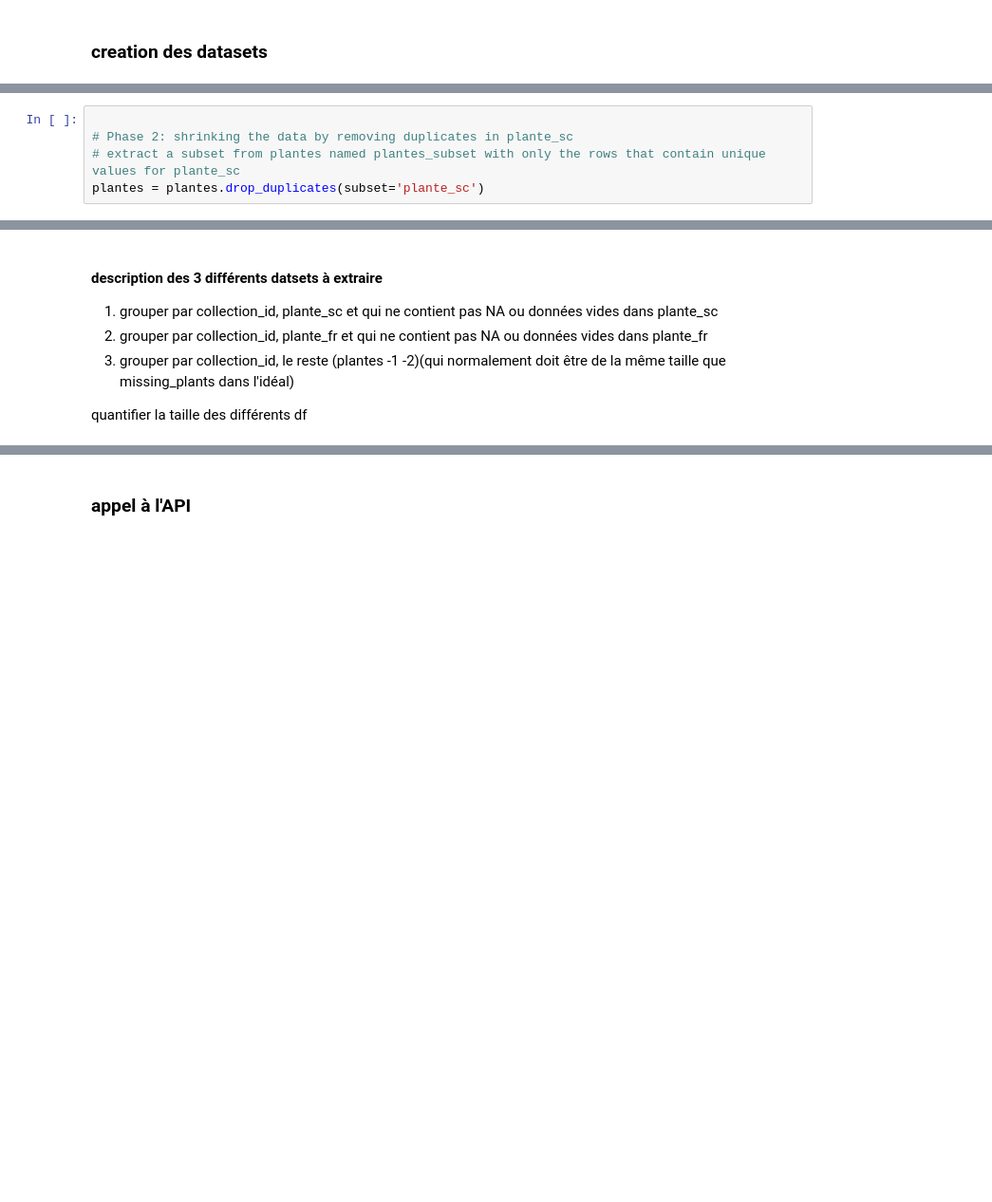
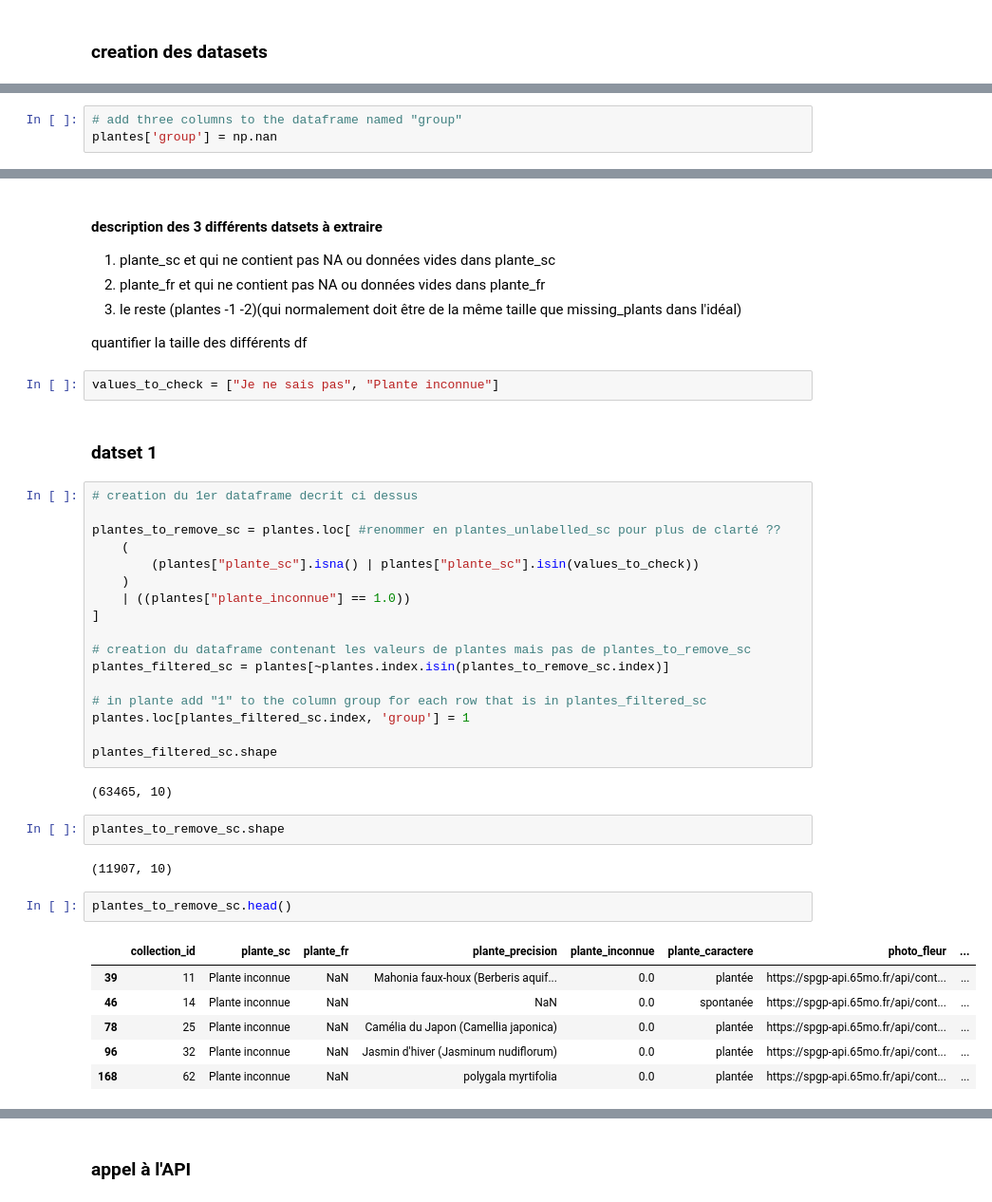
Before and after one commit to juldpnt/fil-rouge-pollinisateurs, a Jupyter notebook: notebooks/plantnet_poc.ipynb, the cells around one changed output, grey strips where cells are left out. Shown at 95% size. Drawn from its saved outputs; the diff is of its cells as text; blank space fills up the shorter version.

Commit message:
plantes poc wip

```diff
--- a/notebooks/plantnet_poc.ipynb
+++ b/notebooks/plantnet_poc.ipynb
@@ -169,5 +165,3 @@ plantes = plantes.drop_duplicates(subset='collection_id', keep='first')
-# %%
-
-# Phase 2: shrinking the data by removing duplicates in plante_sc
-# extract a subset from plantes named plantes_subset with only the rows that contain unique values for plante_sc
-plantes = plantes.drop_duplicates(subset='plante_sc')
+# %%
+# add three columns to the dataframe named "group"
+plantes['group'] = np.nan
@@ -174,8 +172,44 @@ plantes = plantes.drop_duplicates(subset='plante_sc')
 # %% [markdown]
 #### description des 3 différents datsets à extraire
 
-1. grouper par collection_id, plante_sc et qui ne contient pas NA ou données vides dans plante_sc
-2. grouper par collection_id, plante_fr et qui ne contient pas NA ou données vides dans plante_fr
-3. grouper par collection_id, le reste (plantes -1 -2)(qui normalement doit être de la même taille que missing_plants dans l'idéal)
+1. plante_sc et qui ne contient pas NA ou données vides dans plante_sc
+2. plante_fr et qui ne contient pas NA ou données vides dans plante_fr
+3. le reste (plantes -1 -2)(qui normalement doit être de la même taille que missing_plants dans l'idéal)
 
 quantifier la taille des différents df
+# %%
+values_to_check = ["Je ne sais pas", "Plante inconnue"]
+# %% [markdown]
+### datset 1
+# %%
+# creation du 1er dataframe decrit ci dessus
+
+plantes_to_remove_sc = plantes.loc[ #renommer en plantes_unlabelled_sc pour plus de clarté ??
+    (
+        (plantes["plante_sc"].isna() | plantes["plante_sc"].isin(values_to_check))
+    )
+    | ((plantes["plante_inconnue"] == 1.0))
+]
+
+# creation du dataframe contenant les valeurs de plantes mais pas de plantes_to_remove_sc
+plantes_filtered_sc = plantes[~plantes.index.isin(plantes_to_remove_sc.index)]
+
+# in plante add "1" to the column group for each row that is in plantes_filtered_sc
+plantes.loc[plantes_filtered_sc.index, 'group'] = 1
+
+plantes_filtered_sc.shape
+# %% [output]
+(63465, 10)
+# %%
+plantes_to_remove_sc.shape
+# %% [output]
+(11907, 10)
+# %%
+plantes_to_remove_sc.head()
+# %% [output]
+|  | collection_id | plante_sc | plante_fr | plante_precision | plante_inconnue | plante_caractere | photo_fleur | ... |
+| 39 | 11 | Plante inconnue | NaN | Mahonia faux-houx (Berberis aquif... | 0.0 | plantée | https://spgp-api.65mo.fr/api/cont... | ... |
+| 46 | 14 | Plante inconnue | NaN | NaN | 0.0 | spontanée | https://spgp-api.65mo.fr/api/cont... | ... |
+| 78 | 25 | Plante inconnue | NaN | Camélia du Japon (Camellia japonica) | 0.0 | plantée | https://spgp-api.65mo.fr/api/cont... | ... |
+| 96 | 32 | Plante inconnue | NaN | Jasmin d'hiver (Jasminum nudiflorum) | 0.0 | plantée | https://spgp-api.65mo.fr/api/cont... | ... |
+| 168 | 62 | Plante inconnue | NaN | polygala myrtifolia | 0.0 | plantée | https://spgp-api.65mo.fr/api/cont... | ... |
```
Also changed, not shown: parts of 28 cells of this notebook.
